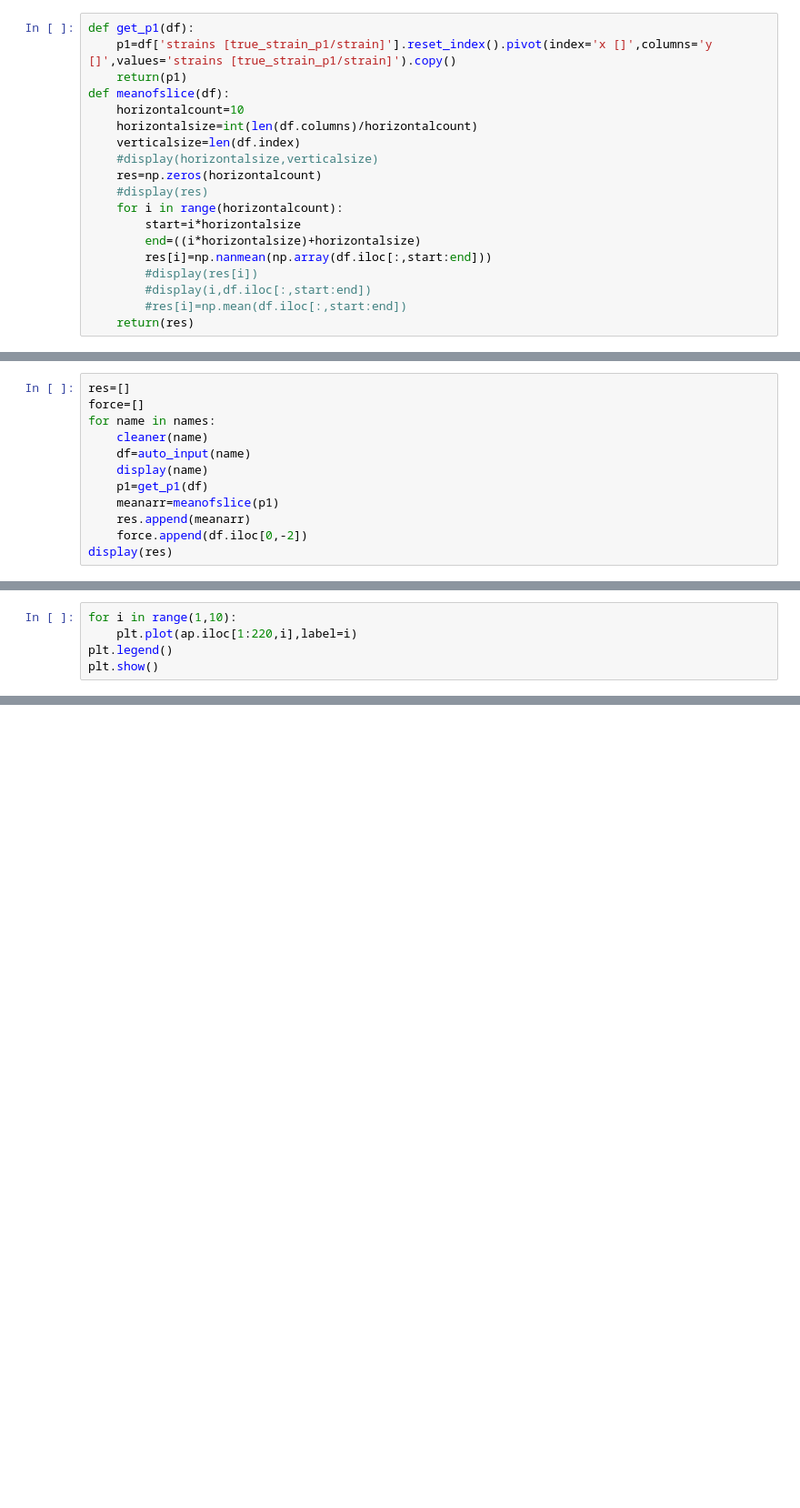
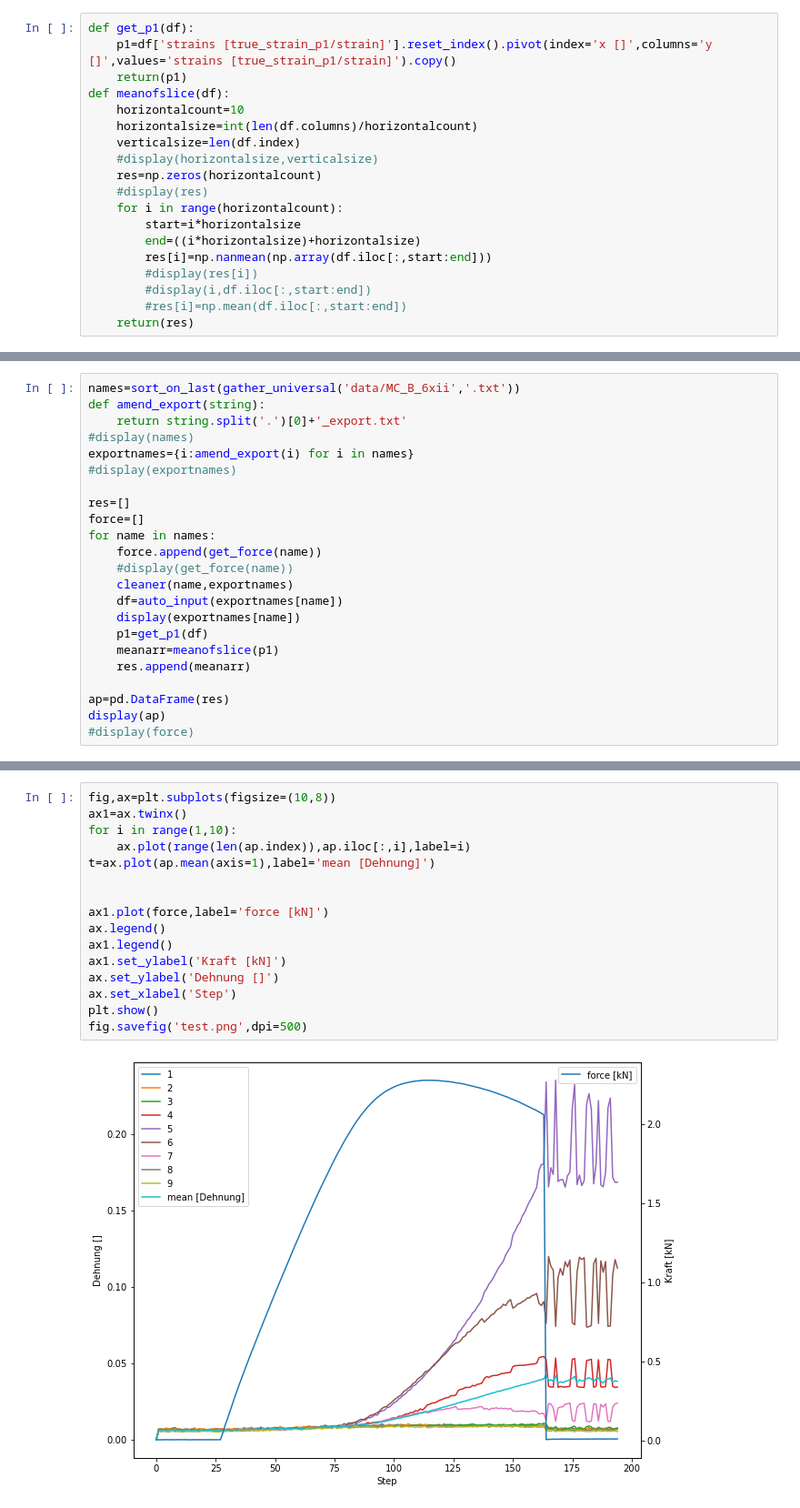
Before and after one commit to KMDE-10/DIC, a Jupyter notebook: EVALUATION.ipynb, the cells around one changed output, grey strips where cells are left out. Shown: that part at 91% size. Drawn from its saved outputs; the diff is of its cells as text; blank space fills up the shorter version.

Commit message:
first commit with working strain and force overlay

```diff
--- a/EVALUATION.ipynb
+++ b/EVALUATION.ipynb
@@ -172,13 +162,24 @@ array(['data/MC_A_6xi\\Step_0.txt', 'data/MC_A_6xi\\Step_1.txt',
 # %%
+names=sort_on_last(gather_universal('data/MC_B_6xii','.txt'))
+def amend_export(string):
+    return string.split('.')[0]+'_export.txt'
+#display(names)
+exportnames={i:amend_export(i) for i in names}
+#display(exportnames)
+
 res=[]
 force=[]
 for name in names:
-    cleaner(name)
-    df=auto_input(name)
-    display(name)
+    force.append(get_force(name))
+    #display(get_force(name))
+    cleaner(name,exportnames)
+    df=auto_input(exportnames[name])
+    display(exportnames[name])
     p1=get_p1(df)
     meanarr=meanofslice(p1)
     res.append(meanarr)
-    force.append(df.iloc[0,-2])
-display(res)
+
+ap=pd.DataFrame(res)
+display(ap)
+#display(force)
 # %% [output]
@@ -216,5 +198,0 @@ display(ap)
-# %%
-for i in range(1,10):
-    plt.plot(ap.iloc[1:220,i],label=i)
-plt.legend()
-plt.show()
@@ -222,0 +199,18 @@ plt.show()
+# %%
+fig,ax=plt.subplots(figsize=(10,8))
+ax1=ax.twinx()
+for i in range(1,10):
+    ax.plot(range(len(ap.index)),ap.iloc[:,i],label=i)
+t=ax.plot(ap.mean(axis=1),label='mean [Dehnung]')
+
+
+ax1.plot(force,label='force [kN]')
+ax.legend()
+ax1.legend()
+ax1.set_ylabel('Kraft [kN]')
+ax.set_ylabel('Dehnung []')
+ax.set_xlabel('Step')
+plt.show()
+fig.savefig('test.png',dpi=500)
+# %% [output]
+[figure, added]
```
Also changed, not shown: parts of 6 cells of this notebook.
